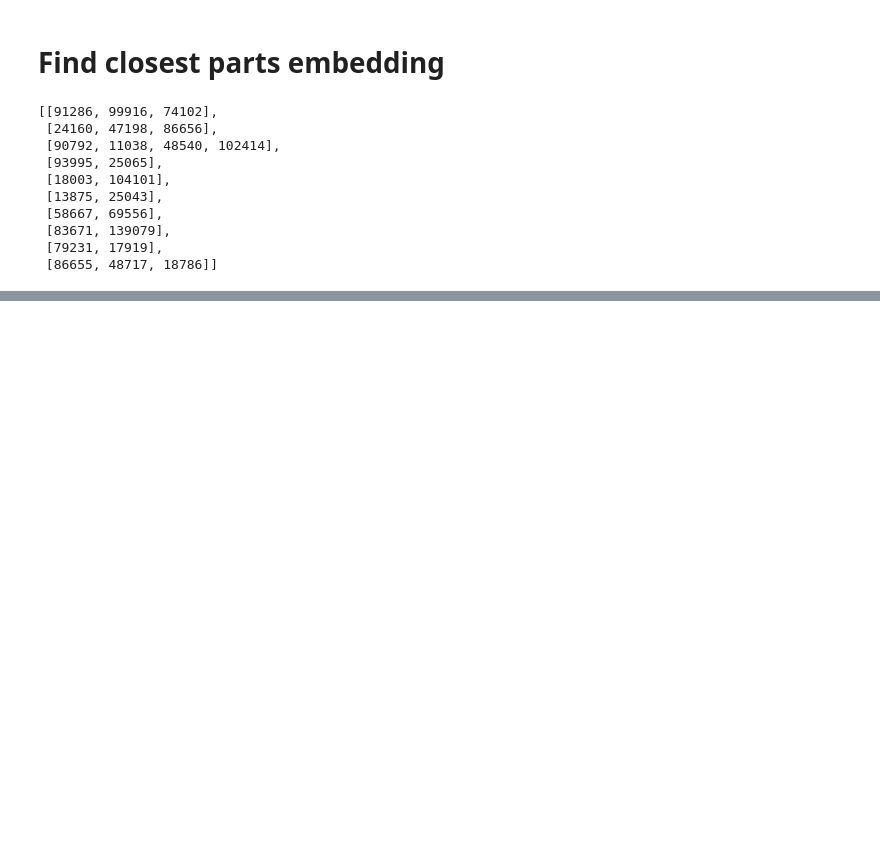
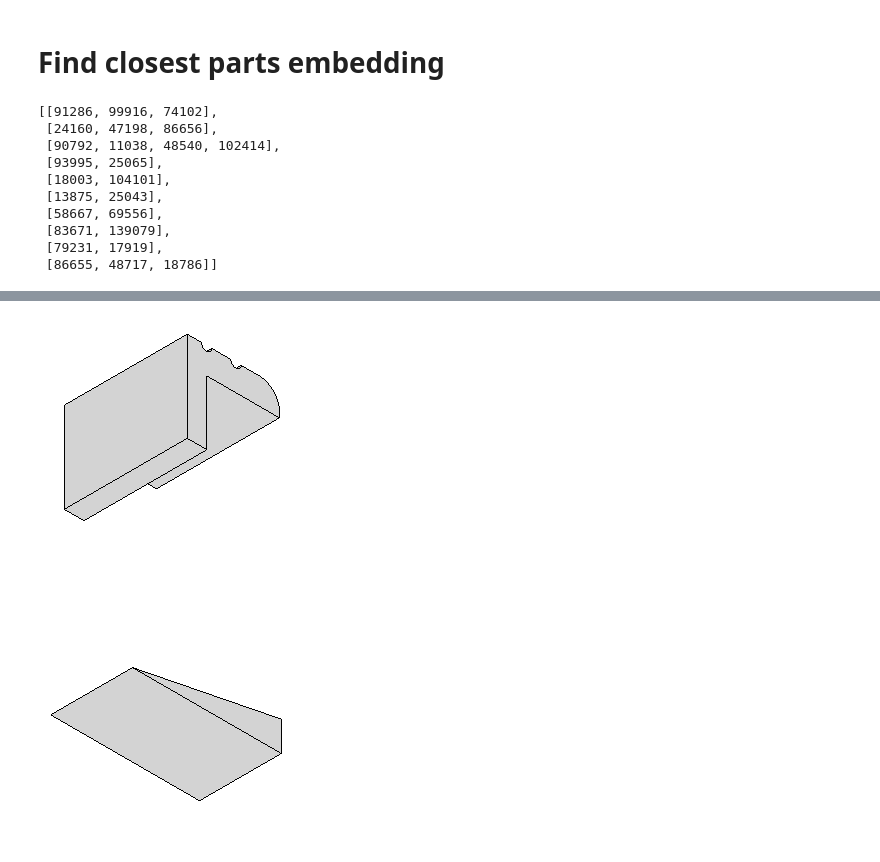
Before and after one commit to gymbeijing/mechanism-identification-public, a Jupyter notebook: search_parts.ipynb, the cells around one changed output, grey strips where cells are left out. Drawn from its saved outputs; the diff is of its cells as text; code cells hidden in the pictures; blank space fills up the shorter version.

```diff
--- a/search_parts.ipynb
+++ b/search_parts.ipynb
@@ -72,12 +82,12 @@ def find_closest(emb):
 
     return idx.item()
 # %%
-all_closest_emb_list = []
+all_rec_closest_emb_list = []
 for i, seq in tqdm(enumerate(rec_seq[:10, :, :])):
     closest_emb_list = []
     for j, rec_emb in enumerate(seq):
-        if all_norm_list[i][j] < eps:
+        if all_rec_norm_list[i][j] < eps:
             break
         closest_emb_idx = find_closest(rec_emb)
         closest_emb_list.append(closest_emb_idx)
-    all_closest_emb_list.append(closest_emb_list)
+    all_rec_closest_emb_list.append(closest_emb_list)
@@ -94,9 +114,3 @@ all_closest_emb_list
  [83671, 139079],
  [79231, 17919],
  [86655, 48717, 18786]]
-# %%
-vid = "03"
-for img_idx in all_closest_emb_list[9]:
-    img_path = f'./raw_data/{vid}/{all_md[img_idx]}_00{vid}.png'
-    img = Image.open(img_path)
-    img.show()
@@ -106,0 +130,9 @@ for img_idx in all_closest_emb_list[9]:
+# %%
+vid = "20"
+for img_idx in all_closest_emb_list[8]:
+    img_path = f'./raw_data/{vid}/{all_md[img_idx]}_00{vid}.png'
+    img = Image.open(img_path)
+    img.show()
+# %% [output]
+[figure, added]
+[figure, added]
```
Also changed, not shown: parts of 20 cells of this notebook.
